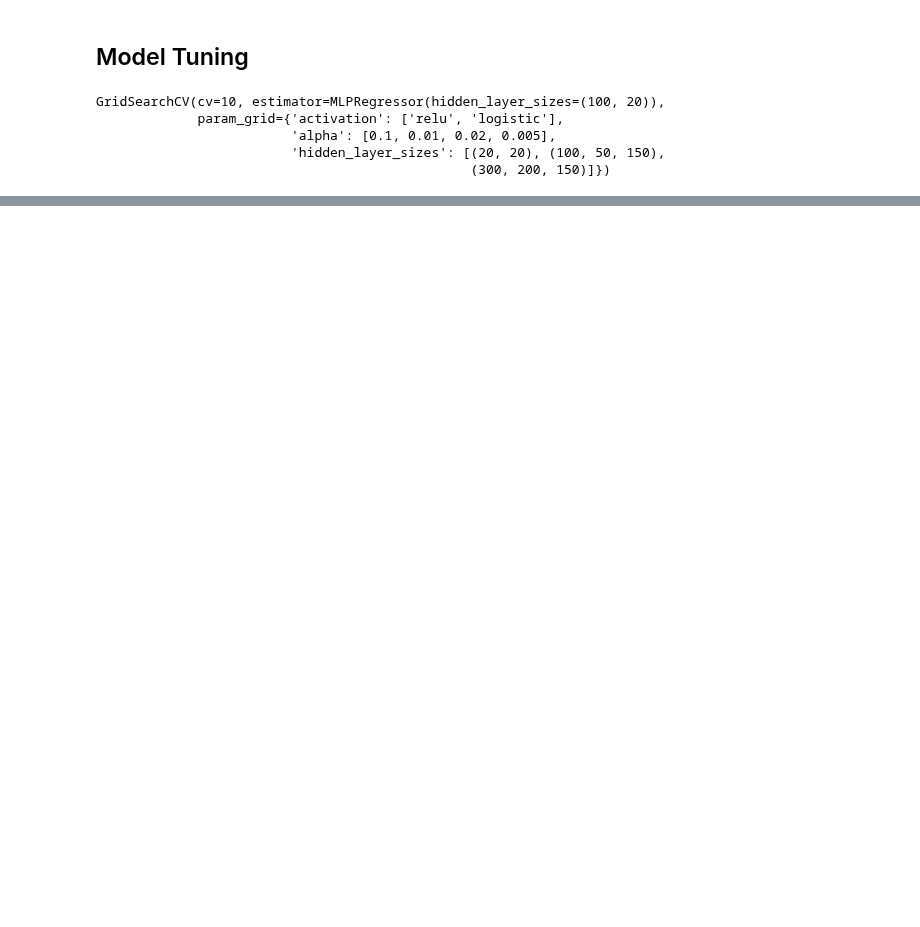
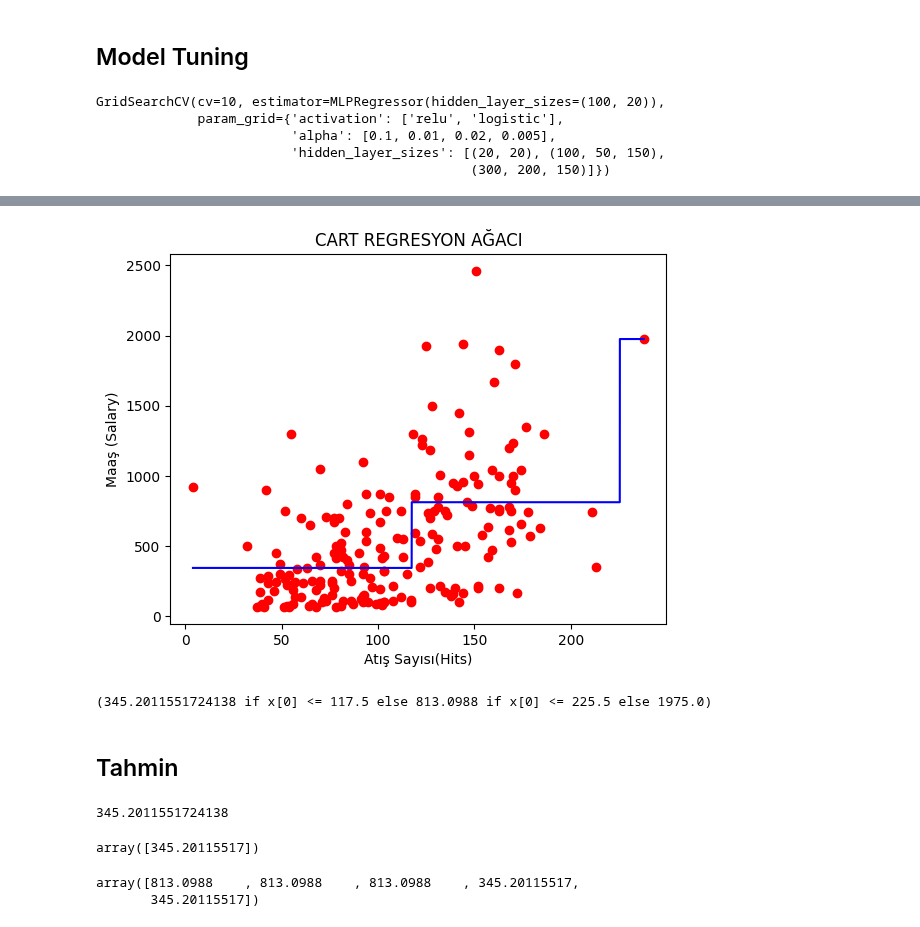
Before and after one commit to umutky/datascience_repo, a Jupyter notebook: nonlinear_regression.ipynb, the cells around one changed output, grey strips where cells are left out. Drawn from its saved outputs; the diff is of its cells as text; code cells hidden in the pictures; blank space fills up the shorter version.

```diff
--- a/nonlinear_regression.ipynb
+++ b/nonlinear_regression.ipynb
@@ -450,0 +483,37 @@ Tune edilmis model test hatasi :  351.8820894107845
+# %%
+# Parametreden sonra.
+X_grid = np.arange(min(np.array(X_train)),max(np.array(X_train)), 0.01)
+X_grid = X_grid.reshape((len(X_grid), 1))
+plt.scatter(X_train, y_train, color = 'red')
+plt.plot(X_grid, cart_model_max.predict(X_grid), color = 'blue')
+plt.title('CART REGRESYON AĞACI')
+plt.xlabel('Atış Sayısı(Hits)')
+plt.ylabel('Maaş (Salary)') ;
+# %% [output]
+[figure, added]
+# %%
+# !python -m pip install skompiler
+from skompiler import skompile
+print(skompile(cart_model_max.predict).to('python/code'))
+# %% [output]
+(345.2011551724138 if x[0] <= 117.5 else 813.0988 if x[0] <= 225.5 else 1975.0)
+# %% [markdown]
+## Tahmin
+# %%
+x = [91]
+
+(345.2011551724138 if x[0] <= 117.5 else ((990.0634444444445 if x[0] <=
+    125.5 else 621.9679230769232) if x[0] <= 143.0 else 888.1370444444444) if
+    x[0] <= 225.5 else 1975.0)
+# %% [output]
+345.2011551724138
+# %%
+cart_model_max.predict([[91]])
+# %% [output]
+array([345.20115517])
+# %%
+y_pred = cart_model_max.predict(X_test)
+y_pred[:5]
+# %% [output]
+array([813.0988    , 813.0988    , 813.0988    , 345.20115517,
+       345.20115517])
```
Also changed, not shown: parts of 21 cells of this notebook.
